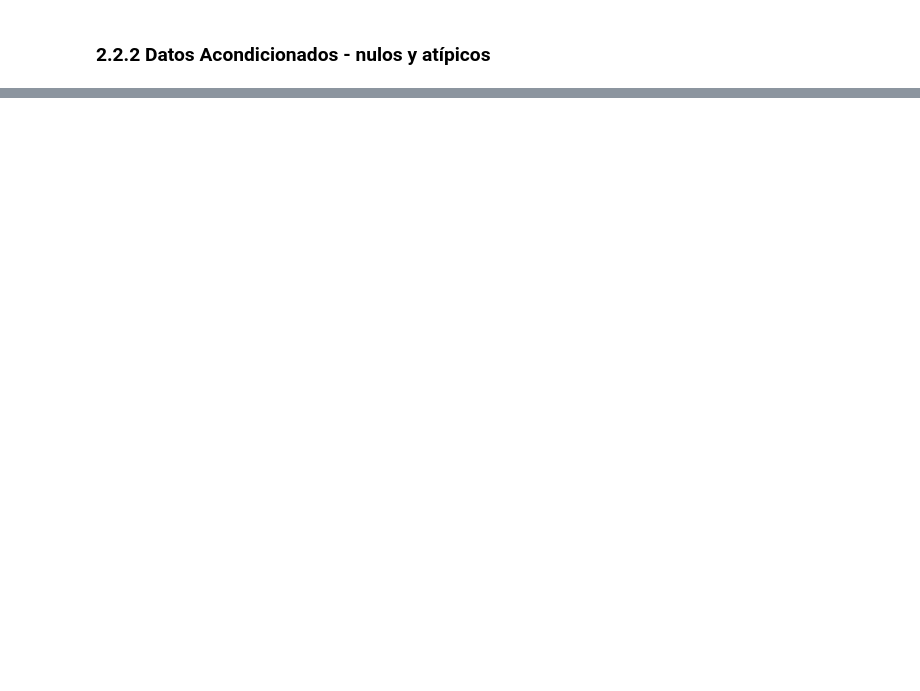
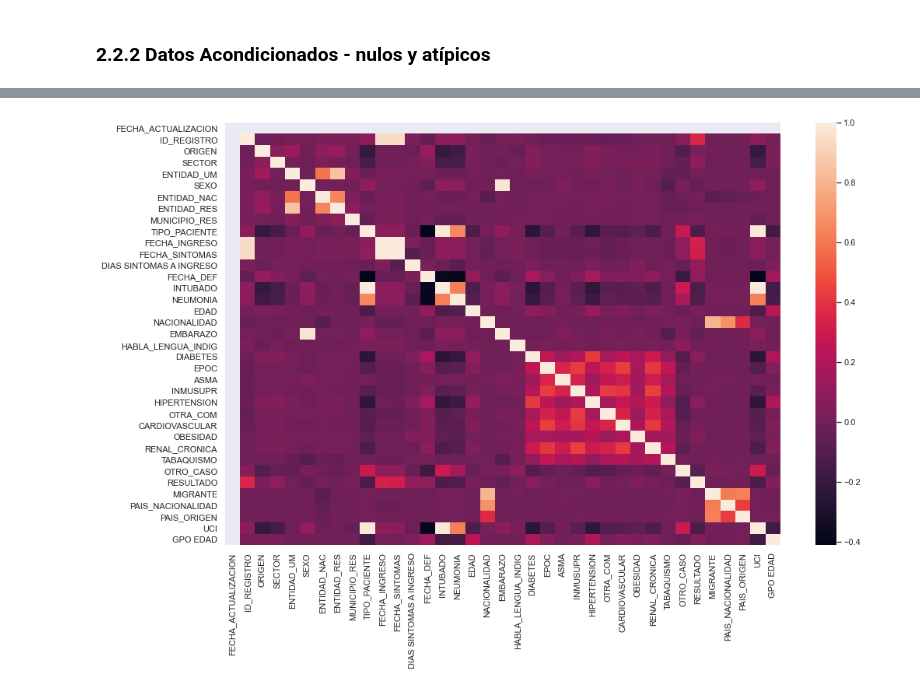
Before and after one commit to Javier-Arellano/2020_06_29_Covid_Mexico, a Jupyter notebook: reto_covid.ipynb, the cells around one changed output, grey strips where cells are left out. Saved outputs shown, nothing was run; the diff lists cells and outputs as text; code cells hidden in the pictures; blank space fills up the shorter version.

```diff
--- a/reto_covid.ipynb
+++ b/reto_covid.ipynb
@@ -232,0 +393,6 @@ ac_null_tbl.sort_values(by='Valores únicos', ascending=False)
+# %%
+# px.scatter_matrix(casos_temp, dimensions=['Fecha','Confirmados','Negativos','Pendientes','Muertes'], color='Sexo')
+sns.set_theme(style="darkgrid")
+sns.displot(datos_ac, x = 'FECHA_SINTOMAS', col='RESULTADO', row='SEXO',
+             facet_kws=dict(margin_titles=True),
+)
@@ -232,0 +402,8 @@ ac_null_tbl.sort_values(by='Valores únicos', ascending=False)
+# %%
+#Heatmap de correlación dataset original
+sns.set(rc={'figure.figsize':(16,10)})
+
+sns.heatmap(datos_ac.apply(lambda x: x.factorize()[0]).corr())
+plt.show()
+# %% [output]
+[figure, added]
```
Also changed, not shown: parts of 32 cells of this notebook.
